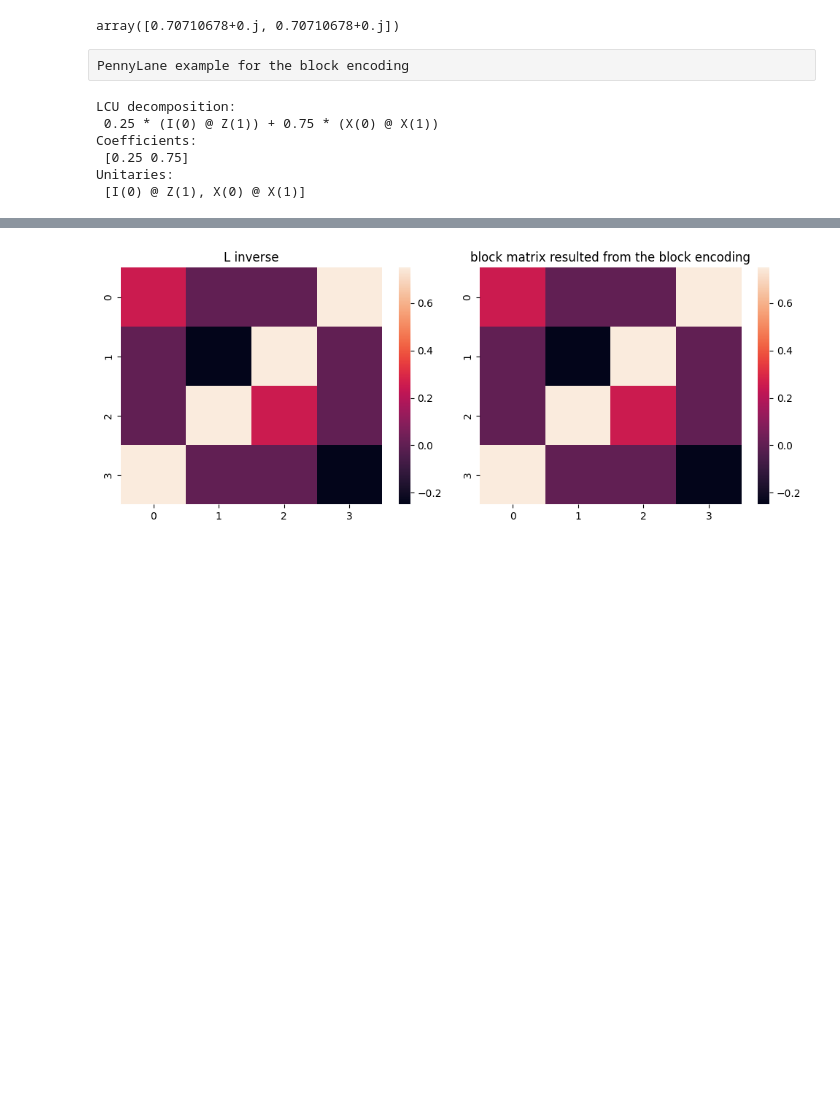
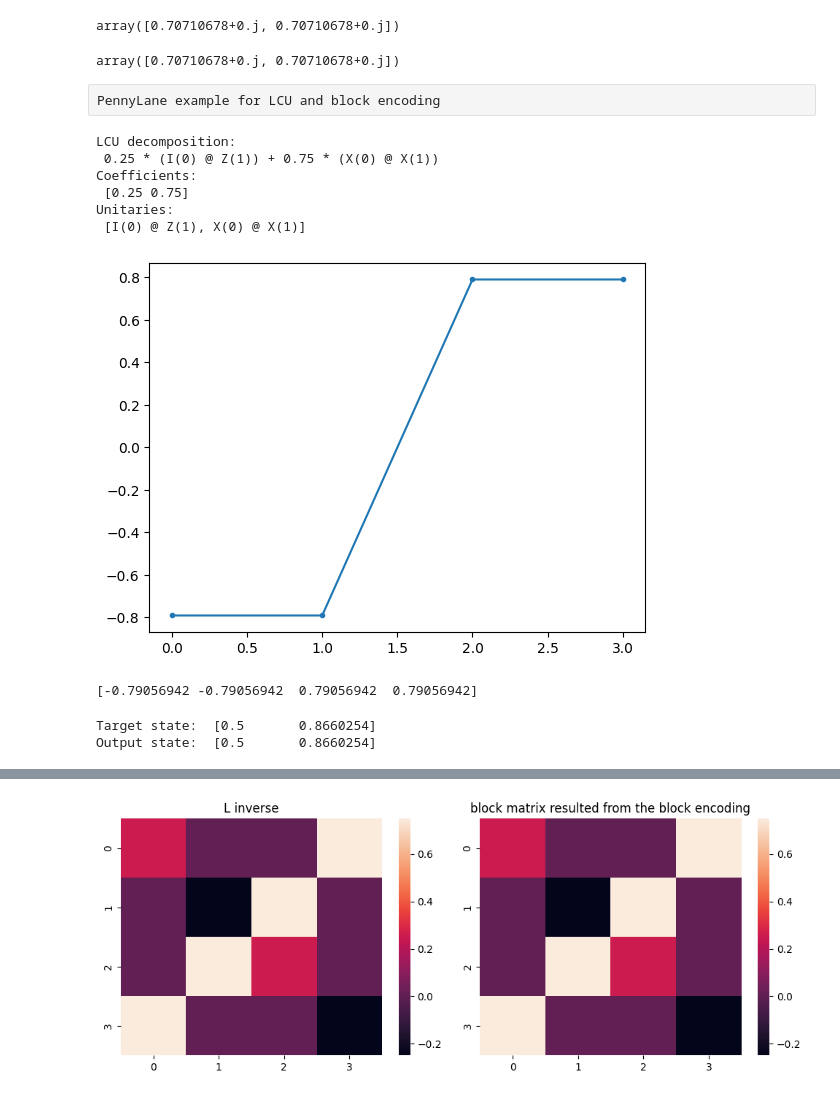
Before and after one commit to 24shiny/Inverse_Laplacian_embedding, a Jupyter notebook: Laplacian_embedding/block_encoding_PL.ipynb, the cells around one changed output, grey strips where cells are left out. Drawn from its saved outputs; the diff is of its cells as text; code cells hidden in the pictures; blank space fills up the shorter version.

```diff
--- a/Laplacian_embedding/block_encoding_PL.ipynb
+++ b/Laplacian_embedding/block_encoding_PL.ipynb
@@ -57,8 +47,21 @@ post_selected = projected / np.linalg.norm(projected)
 post_selected
 # %% [output]
 array([0.70710678+0.j, 0.70710678+0.j])
+# %%
+def select_indices_multi(n_qubits, measured_wires, outcomes):
+    return [
+        i for i in range(2 ** n_qubits)
+        if all(format(i, f'0{n_qubits}b')[wire] == str(outcome)
+               for wire, outcome in zip(measured_wires, outcomes))
+    ]
+indices = select_indices_multi(n_qubits=2, measured_wires=[0], outcomes=[0])
+projected = np.array([state[i] for i in indices])
+post_selected = projected / np.linalg.norm(projected)
+post_selected
+# %% [output]
+array([0.70710678+0.j, 0.70710678+0.j])
 # %% [raw]
-PennyLane example for the block encoding
+PennyLane example for LCU and block encoding
 # %%
 a = 0.25
 b = 0.75
@@ -84,3 +87,29 @@ Coefficients:
  [0.25 0.75]
 Unitaries:
  [I(0) @ Z(1), X(0) @ X(1)]
+# %%
+val, vec = eigh(A)
+plt.plot(val,'.-')
+plt.show()
+print(val)
+# %% [output]
+[figure, added]
+[-0.79056942 -0.79056942  0.79056942  0.79056942]
+# %%
+dev1 = qml.device("default.qubit", wires=1)
+
+# normalized square roots of coefficients
+alphas = (np.sqrt(LCU_coeffs) / np.linalg.norm(np.sqrt(LCU_coeffs)))
+
+
+@qml.qnode(dev1)
+def prep_circuit():
+    qml.StatePrep(alphas, wires=0)
+    return qml.state()
+
+
+print("Target state: ", alphas)
+print("Output state: ", np.real(prep_circuit()))
+# %% [output]
+Target state:  [0.5       0.8660254]
+Output state:  [0.5       0.8660254]
```
Also changed, not shown: parts of 10 cells of this notebook.
